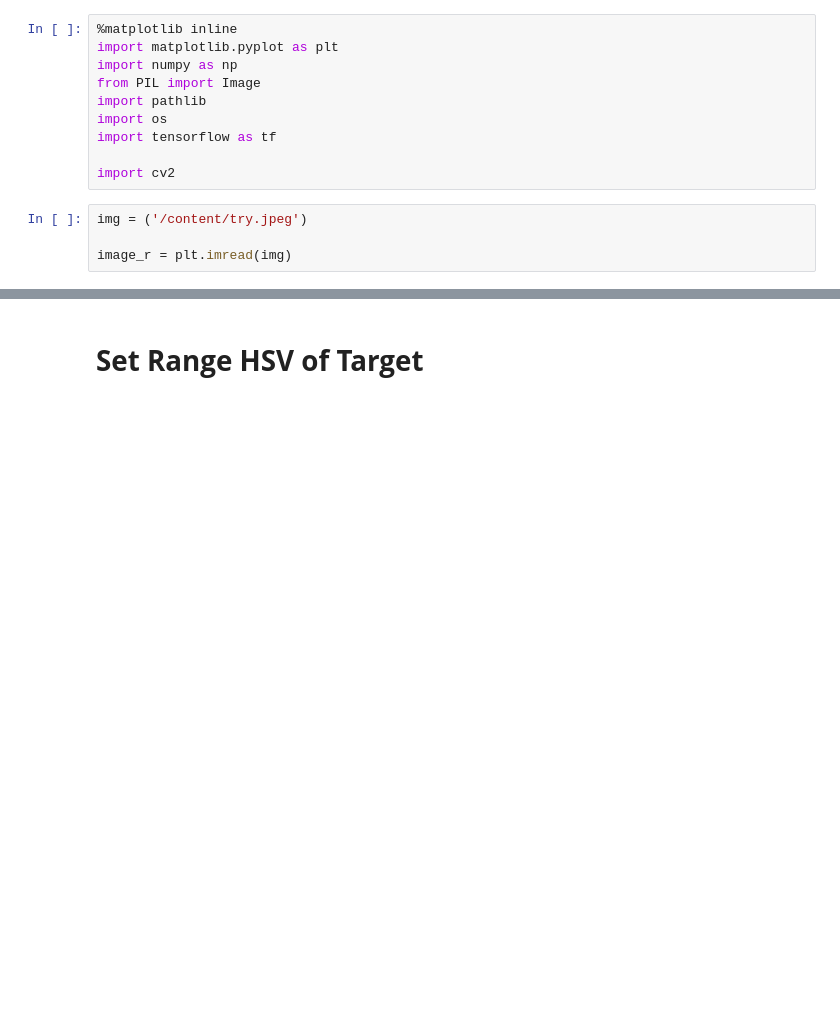
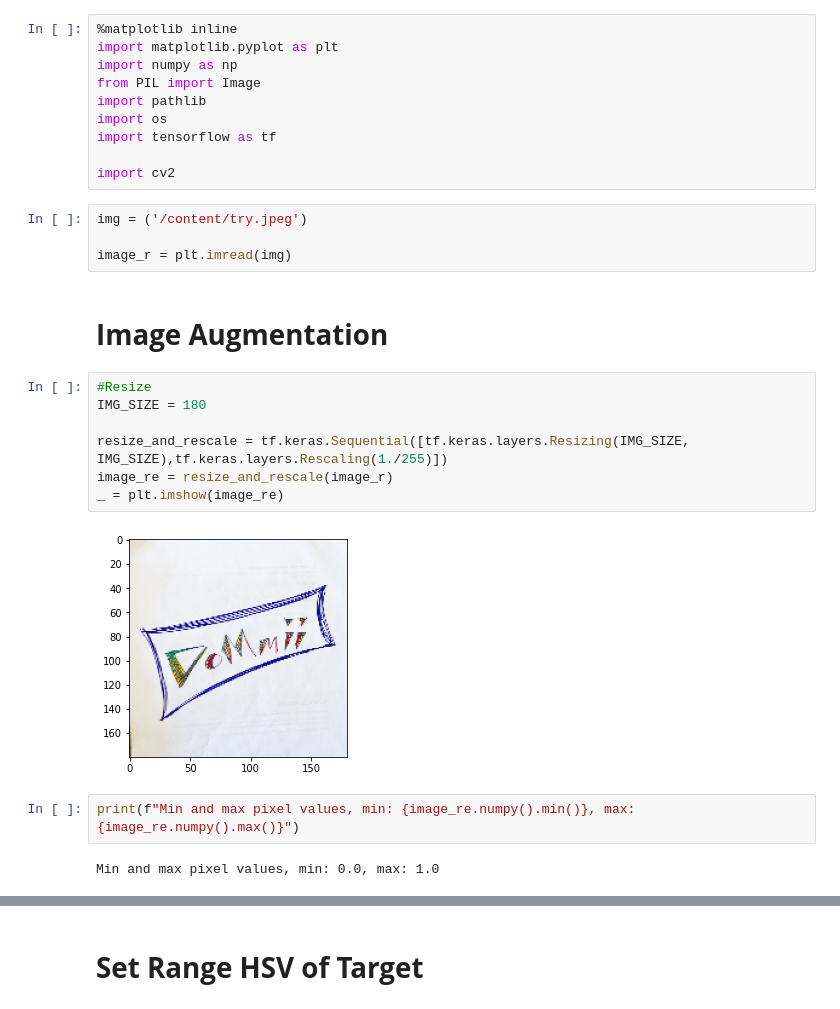
Before and after one commit to DommiiUdomp/Dommii, a Jupyter notebook: IntroObjectDetaction.ipynb, the cells around one changed output, grey strips where cells are left out. Saved outputs shown, nothing was run; the diff lists cells and outputs as text; blank space fills up the shorter version.

```diff
--- a/IntroObjectDetaction.ipynb
+++ b/IntroObjectDetaction.ipynb
@@ -16,3 +16,18 @@ import cv2
 img = ('/content/try.jpeg')
 
 image_r = plt.imread(img)
+# %% [markdown]
+# **Image Augmentation**
+# %%
+#Resize
+IMG_SIZE = 180
+
+resize_and_rescale = tf.keras.Sequential([tf.keras.layers.Resizing(IMG_SIZE, IMG_SIZE),tf.keras.layers.Rescaling(1./255)])
+image_re = resize_and_rescale(image_r)
+_ = plt.imshow(image_re)
+# %% [output]
+[figure, added]
+# %%
+print(f"Min and max pixel values, min: {image_re.numpy().min()}, max: {image_re.numpy().max()}")
+# %% [output]
+Min and max pixel values, min: 0.0, max: 1.0
```
Also changed, not shown: parts of 22 cells of this notebook.
